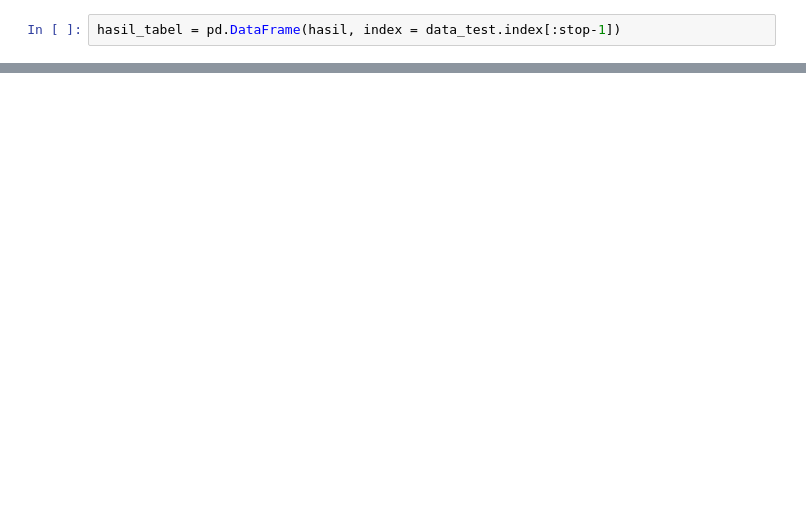
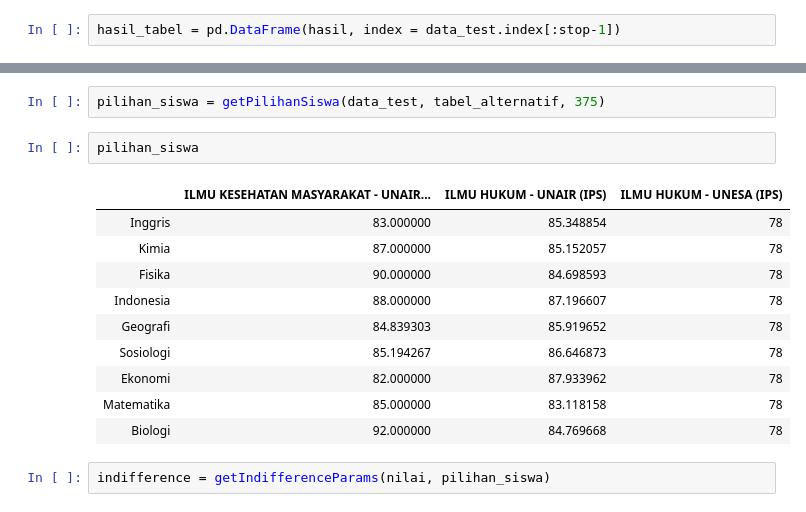
Before and after one commit to jamalakbara/tugas-akhir-dss, a Jupyter notebook: py-prog-ta/PROMETHEE.ipynb, the cells around one changed output, grey strips where cells are left out. Saved outputs shown, nothing was run; the diff lists cells and outputs as text; blank space fills up the shorter version.

```diff
--- a/py-prog-ta/PROMETHEE.ipynb
+++ b/py-prog-ta/PROMETHEE.ipynb
@@ -454,0 +478,17 @@ for index in hasil_tabel.index:
+# %%
+pilihan_siswa = getPilihanSiswa(data_test, tabel_alternatif, 375)
+# %%
+pilihan_siswa
+# %% [output]
+|  | ILMU KESEHATAN MASYARAKAT - UNAIR... | ILMU HUKUM - UNAIR (IPS) | ILMU HUKUM - UNESA (IPS) |
+| Inggris | 83.000000 | 85.348854 | 78 |
+| Kimia | 87.000000 | 85.152057 | 78 |
+| Fisika | 90.000000 | 84.698593 | 78 |
+| Indonesia | 88.000000 | 87.196607 | 78 |
+| Geografi | 84.839303 | 85.919652 | 78 |
+| Sosiologi | 85.194267 | 86.646873 | 78 |
+| Ekonomi | 82.000000 | 87.933962 | 78 |
+| Matematika | 85.000000 | 83.118158 | 78 |
+| Biologi | 92.000000 | 84.769668 | 78 |
+# %%
+indifference = getIndifferenceParams(nilai, pilihan_siswa)
```
Also changed, not shown: parts of 27 cells of this notebook, 14 other files.
